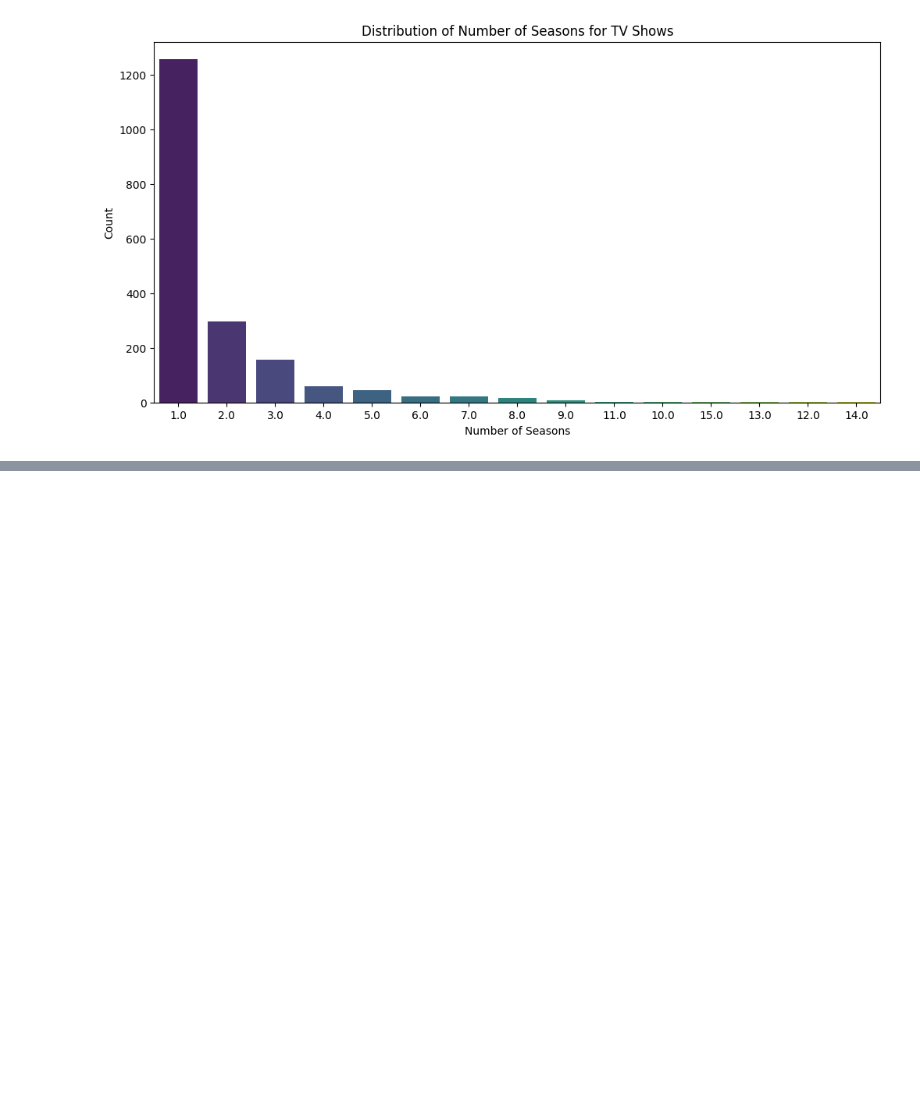
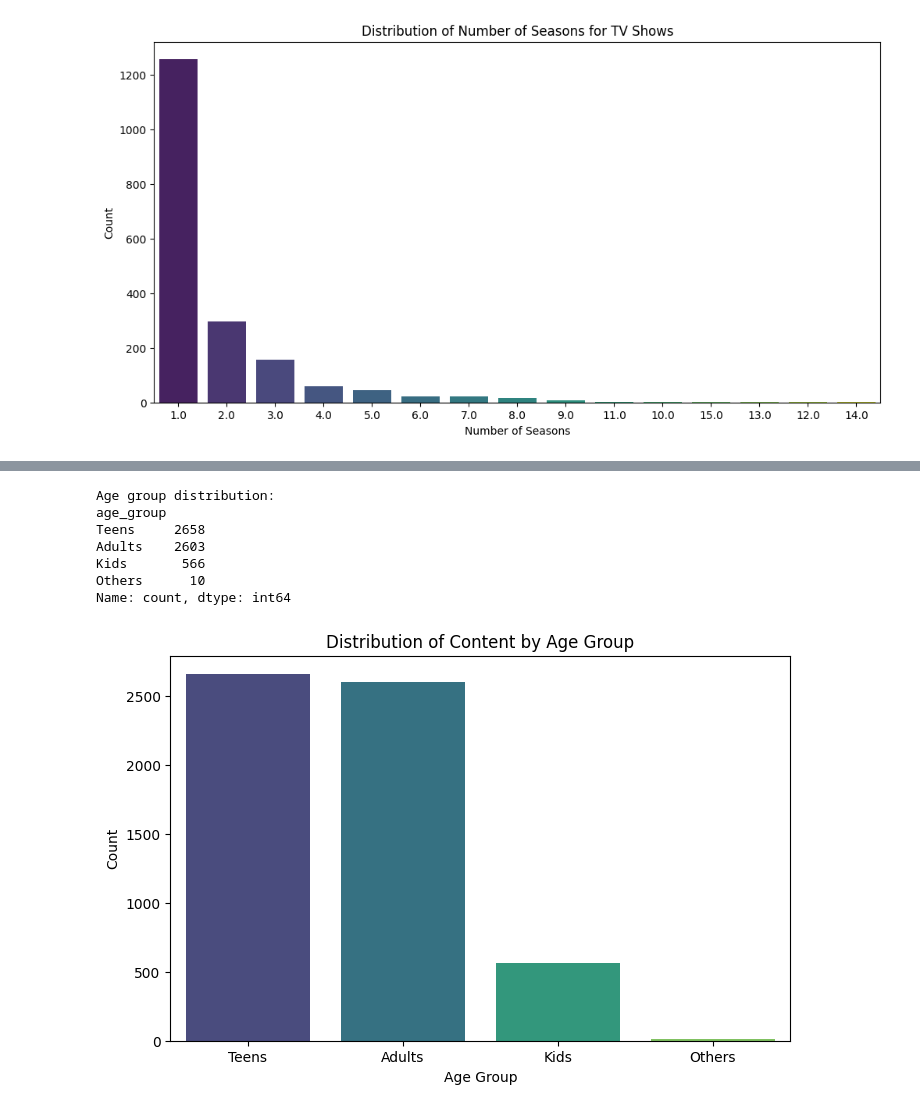
Before and after one commit to prabhumkpeak/AI_MI, a Jupyter notebook: .venv-1/EDA_Netflix.ipynb, the cells around one changed output, grey strips where cells are left out. Saved outputs shown, nothing was run; the diff lists cells and outputs as text; code cells hidden in the pictures; blank space fills up the shorter version.

```diff
--- a/.venv-1/EDA_Netflix.ipynb
+++ b/.venv-1/EDA_Netflix.ipynb
@@ -470,0 +507,42 @@ Top 5 longest movies on Netflix:
+# %%
+# Define age group mapping based on rating
+age_group_map = {
+    'TV-Y': 'Kids',
+    'TV-Y7': 'Kids',
+    'TV-G': 'Kids',
+    'TV-PG': 'Teens',
+    'PG': 'Teens',
+    'PG-13': 'Teens',
+    'TV-14': 'Teens',
+    'TV-MA': 'Adults',
+    'R': 'Adults',
+    'NC-17': 'Adults',
+    'NR': 'Adults',  # Not Rated, but often adult content
+    'UR': 'Adults',  # Unrated
+    'G': 'Kids',
+    'TV-Y7-FV': 'Kids'
+}
+
+# Map ratings to age groups
+netflix['age_group'] = netflix['rating'].map(age_group_map).fillna('Others')
+
+# Show the distribution
+age_group_dist = netflix['age_group'].value_counts()
+print("Age group distribution:")
+print(age_group_dist)
+
+plt.figure(figsize=(8, 5))
+sns.barplot(x=age_group_dist.index, y=age_group_dist.values, palette='viridis')
+plt.title('Distribution of Content by Age Group')
+plt.xlabel('Age Group')
+plt.ylabel('Count')
+plt.show()
+# %% [output]
+Age group distribution:
+age_group
+Teens     2658
+Adults    2603
+Kids       566
+Others      10
+Name: count, dtype: int64
+[figure, added]
```
Also changed, not shown: parts of 12 cells of this notebook.
